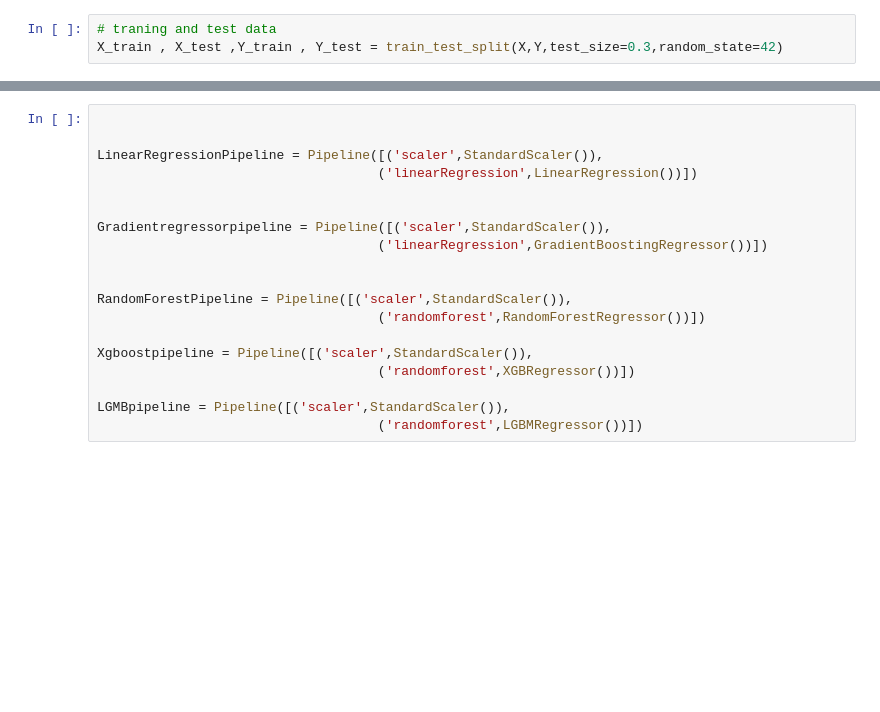
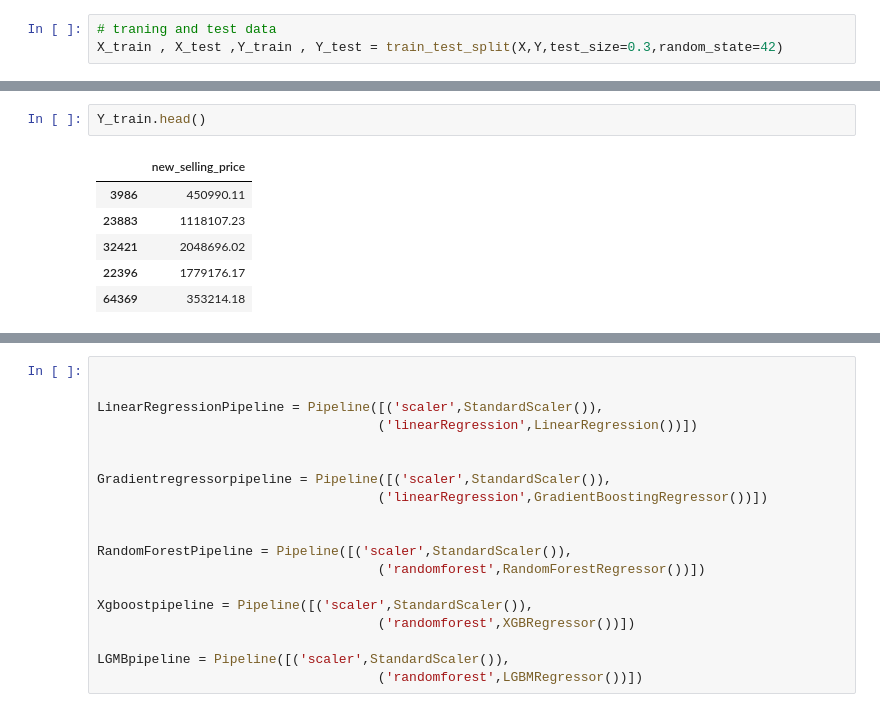
Before and after one commit to drigger091/home-llc-task-2, a Jupyter notebook: Model_building_implementation.ipynb, the cells around one changed output, grey strips where cells are left out. Saved outputs shown, nothing was run; the diff lists cells and outputs as text; blank space fills up the shorter version.

```diff
--- a/Model_building_implementation.ipynb
+++ b/Model_building_implementation.ipynb
@@ -468,0 +431,9 @@ X_train , X_test ,Y_train , Y_test = train_test_split(X,Y,test_size=0.3,random_s
+# %%
+Y_train.head()
+# %% [output]
+|  | new_selling_price |
+| 3986 | 450990.11 |
+| 23883 | 1118107.23 |
+| 32421 | 2048696.02 |
+| 22396 | 1779176.17 |
+| 64369 | 353214.18 |
```
Also changed, not shown: parts of 17 cells of this notebook, 2 other files.
